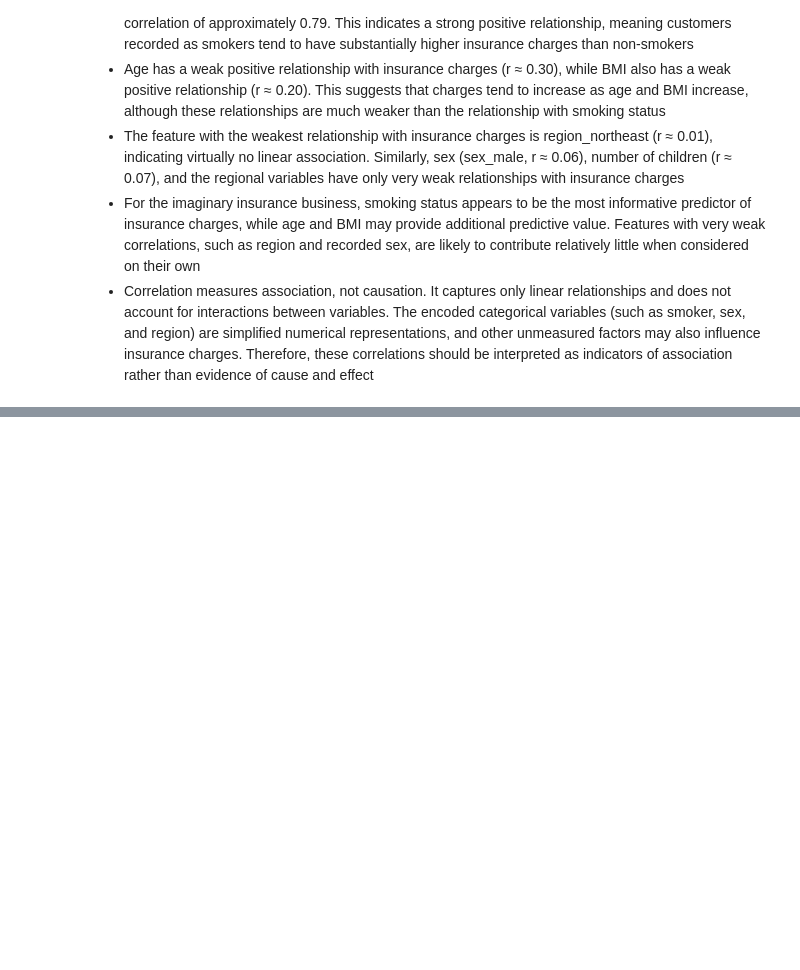
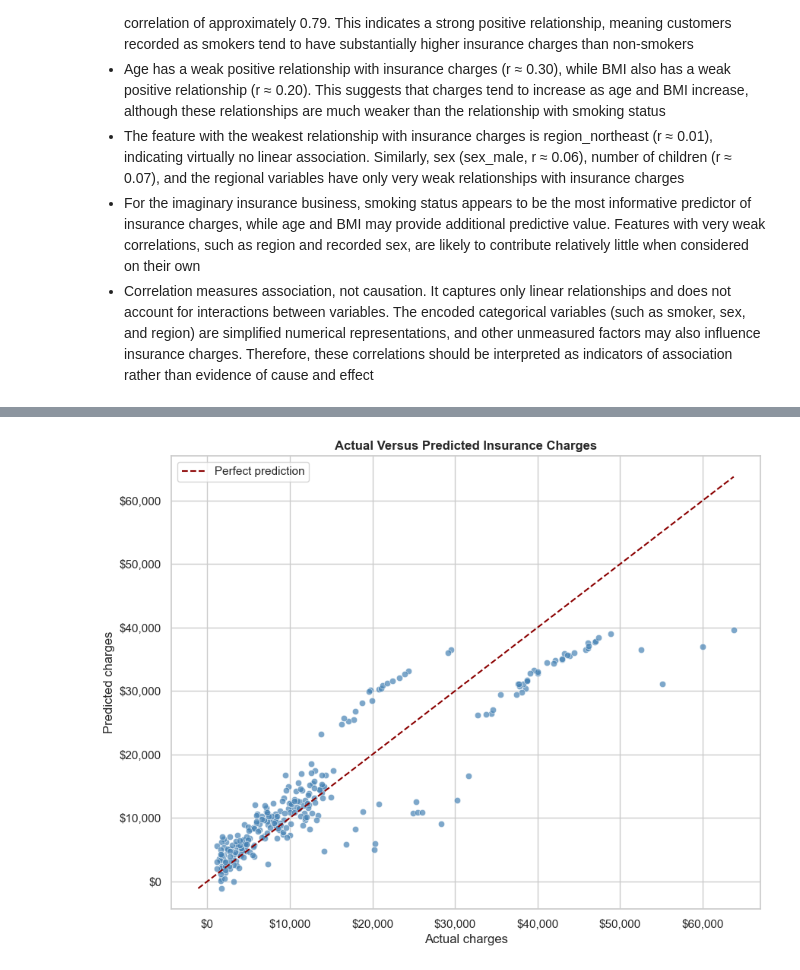
Before and after one commit to Ellusive89/Healthcare-Insurance-Cost-Analysis, a Jupyter notebook: jupyter_notebooks/Data_Analysis_and_Visualisation.ipynb, the cells around one changed output, grey strips where cells are left out. Cells and saved outputs as stored; diff of their text form; code cells hidden in the pictures; blank space fills up the shorter version.

Commit message:
evaluate insurance charge prediction model

```diff
--- a/jupyter_notebooks/Data_Analysis_and_Visualisation.ipynb
+++ b/jupyter_notebooks/Data_Analysis_and_Visualisation.ipynb
@@ -631,0 +738,11 @@ Name: charges, dtype: float64
+# %%
+regression_pipeline = Pipeline(
+    steps=[
+        ("preprocessor", preprocessor),
+        ("model", LinearRegression())
+    ]
+)
+
+regression_pipeline.fit(X_train, y_train)
+
+print("The linear regression model has been trained.")
@@ -631,0 +751,9 @@ Name: charges, dtype: float64
+# %%
+model_predictions = regression_pipeline.predict(X_test)
+
+prediction_results = pd.DataFrame({
+    "actual_charge": y_test,
+    "predicted_charge": model_predictions
+})
+
+prediction_results.head(10)
@@ -631,0 +833,47 @@ Name: charges, dtype: float64
+# %%
+fig, ax = plt.subplots(figsize=(9, 7))
+
+sns.scatterplot(
+    x=y_test,
+    y=model_predictions,
+    alpha=0.70,
+    color="steelblue",
+    ax=ax
+)
+
+minimum_charge = min(
+    y_test.min(),
+    model_predictions.min()
+)
+
+maximum_charge = max(
+    y_test.max(),
+    model_predictions.max()
+)
+
+ax.plot(
+    [minimum_charge, maximum_charge],
+    [minimum_charge, maximum_charge],
+    color="darkred",
+    linestyle="--",
+    label="Perfect prediction"
+)
+
+ax.set_title("Actual Versus Predicted Insurance Charges")
+ax.set_xlabel("Actual charges")
+ax.set_ylabel("Predicted charges")
+
+ax.xaxis.set_major_formatter(
+    StrMethodFormatter("${x:,.0f}")
+)
+
+ax.yaxis.set_major_formatter(
+    StrMethodFormatter("${x:,.0f}")
+)
+
+ax.legend()
+
+plt.tight_layout()
+plt.show()
+# %% [output]
+[figure, added]
```
Also changed, not shown: parts of 15 cells of this notebook.
